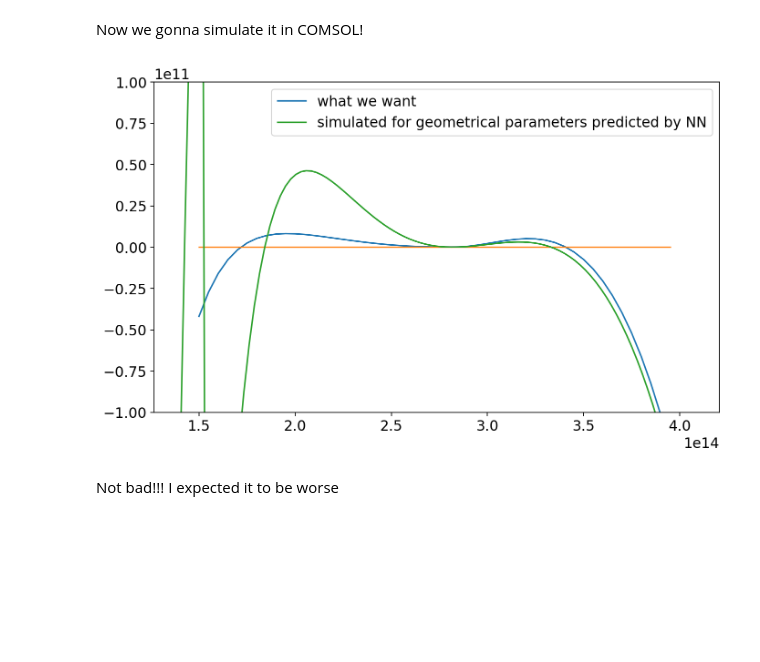
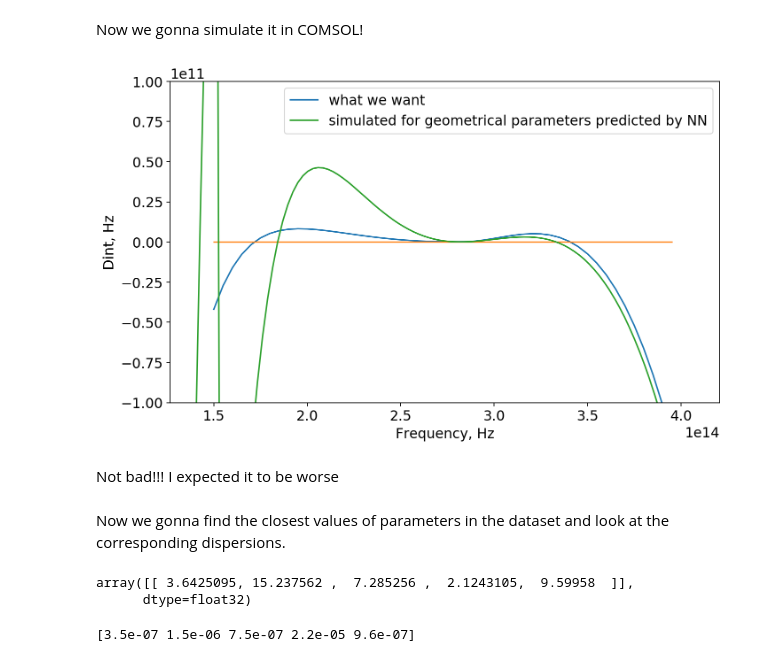
Before and after one commit to akarazeev/REDE, a Jupyter notebook: main_keras_realization.ipynb, the cells around one changed output. Drawn from its saved outputs; the diff is of its cells as text; code cells hidden in the pictures; blank space fills up the shorter version.

```diff
--- a/main_keras_realization.ipynb
+++ b/main_keras_realization.ipynb
@@ -476,14 +476,25 @@ freq_sim = s['freq'][()]
 # %%
 plt.figure(num=None, figsize=(10, 6), dpi=80, facecolor='w', edgecolor='k')
 plt.plot(freq_grid,Dint_probe,label='what we want')
 plt.plot(freq_grid,np.zeros(freq_grid.shape))
 plt.plot(freq_sim, Dint_simulated,label='simulated for geometrical parameters predicted by NN')
 plt.ylim([-1e11,1e11])
-plt.xlabel('Frequency')
-plt.yla
+plt.xlabel('Frequency, Hz')
+plt.ylabel('Dint, Hz')
 plt.legend()
 plt.show()
 # %% [output]
-[figure, old version]
+[figure, new version]
 # %% [markdown]
 Not bad!!! I expected it to be worse
+# %% [markdown]
+Now we gonna find the closest values of parameters in the dataset and look at the corresponding dispersions.
+# %%
+model.predict(Dint_probe.reshape([1,50]))
+# %% [output]
+array([[ 3.6425095, 15.237562 ,  7.285256 ,  2.1243105,  9.59958  ]],
+      dtype=float32)
+# %%
+print(parameters_list[568])
+# %% [output]
+[3.5e-07 1.5e-06 7.5e-07 2.2e-05 9.6e-07]
```
Also changed, not shown: parts of 3 cells of this notebook.
